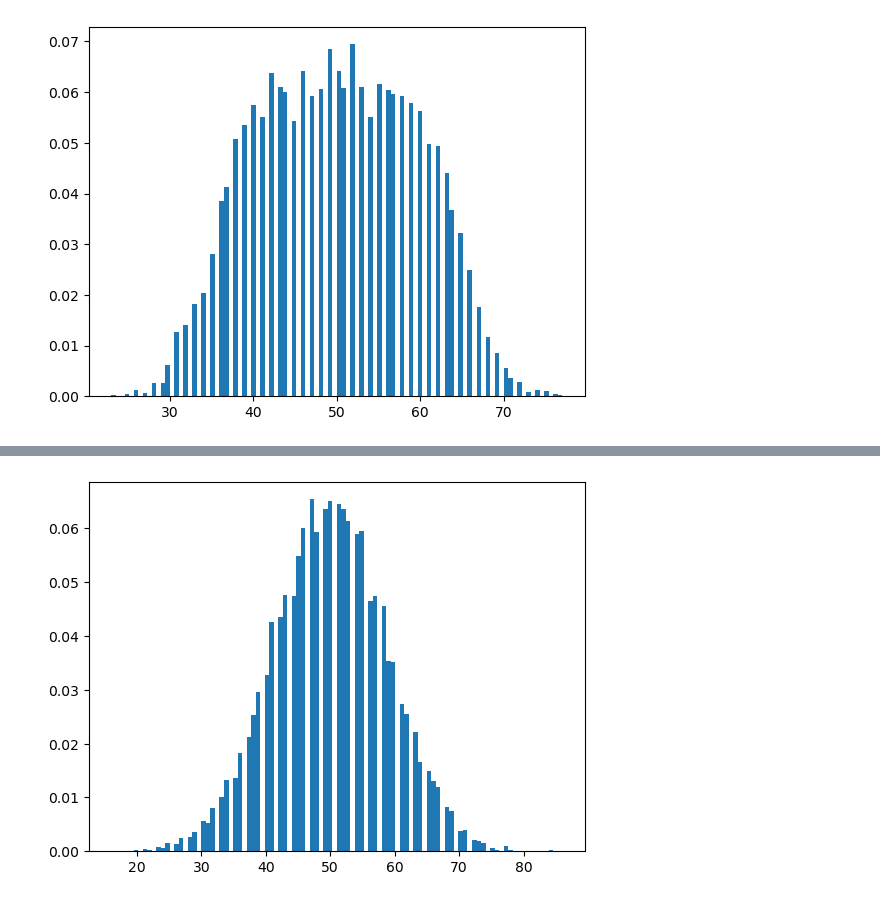
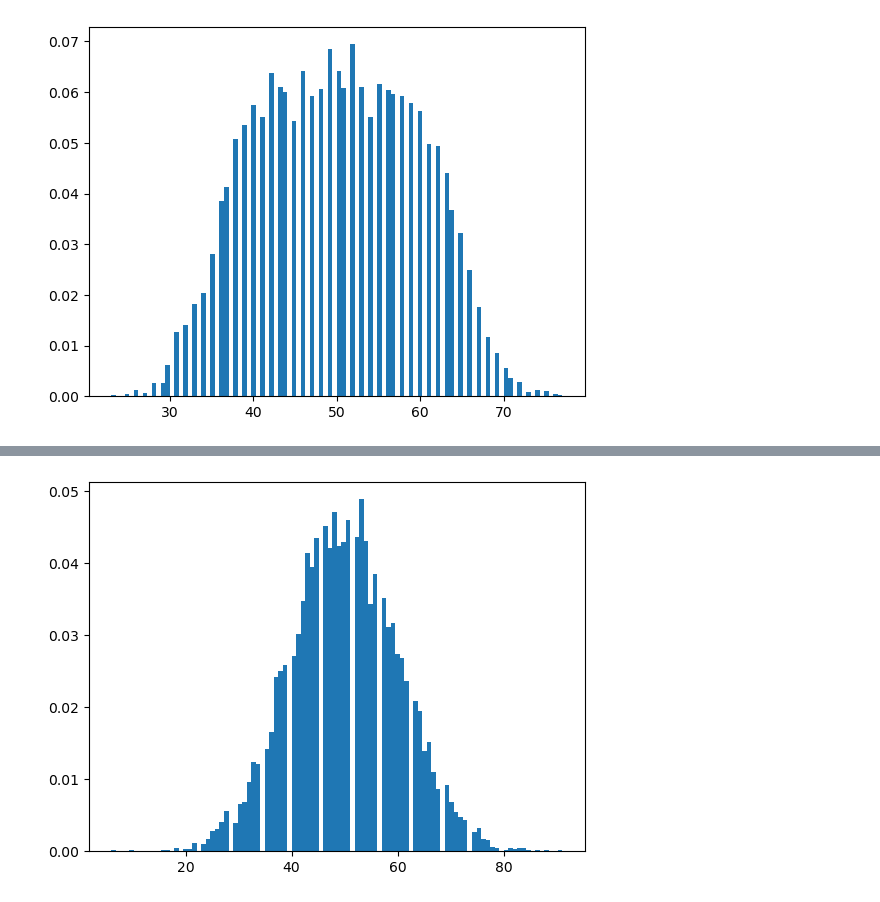
Before and after one commit to minseok1217/-CSE522-Artificial-Intelligence-Basic-with-Practice, a Jupyter notebook: 8/2020136016_김민석.ipynb, the cells around one changed output, grey strips where cells are left out. Saved outputs shown, nothing was run; the diff lists cells and outputs as text; code cells hidden in the pictures.

```diff
--- a/8/2020136016_김민석.ipynb
+++ b/8/2020136016_김민석.ipynb
@@ -72,40 +131,48 @@ _ = plt.hist(data, 100, density=True)
 # %%
+# 이산 랜덤 확률을 구하기 위해 사용한 code
+# 포화송 분포를 이용해 구현해본 code. but error값이 0.7이하로는 줄어들지 않는다.
+
 import math
-def com(a, b):
-    top = a
-    bottom = b
-    if b == 0:
-        return 1
-    elif b == 1:
-        return a
-    while(b > 1):
-        top = top * (a - 1)
-        bottom = bottom * (b - 1)
-        b -= 1
-        a -= 1
-    return top / bottom
+# def com(a, b):
+#     top = a
+#     bottom = b
+#     if b == 0:
+#         return 1
+#     elif b == 1:
+#         return a
+#     while(b > 1):
+#         top = top * (a - 1)
+#         bottom = bottom * (b - 1)
+#         b -= 1
+#         a -= 1
+#     return top / bottom
         # print("top = ", top)
     # print("bottom = ", bottom)
 
-def func(x):
-    a = [0] * 100
-    for i in range(300, 400):
-        a[i - 300] = com(300, i) * ( (1 / 2) ** i ) * ( 1 / 2) ** ( 300 - i )
-    return a
+# def com(a,b):
+#     return math.factorial(a) /(math.factorial(b) * math.factorial(a - b))
+
 
 # def func(x):
 #     a = [0] * 100
-#     for i in range(53, 153):
-#         # k = int(i / 2)
-#         # print(i)
-#         a[i- 53] = math.exp(-103) * (103 ** (i)) / math.factorial(i)
-#     # print(a)
+#     for i in range(50, 150):
+#         # k = int((i) /4)
+#         a[i - 50] = com(200, i) * ( (1 / 8) ** i ) * ( 7 / 8) ** ( 200 - i )
+
 #     return a
 
+def func(x):
+    a = [0] * 100
+    for i in range(53, 153):
+        # k = int(i / 2)
+        # print(i)
+        a[i- 53] = math.exp(-103) * (103 ** (i)) / math.factorial(i)
+    # print(a)
+    return a
 
 my_data = gen_data(func)
 _ = plt.hist(my_data, 100, density=True)
 # %% [output]
-[figure, old version]
+[figure, new version]
 # %%
 # count 기반으로 성공한 사례
```
Also changed, not shown: parts of 5 cells of this notebook, 2 other files.
